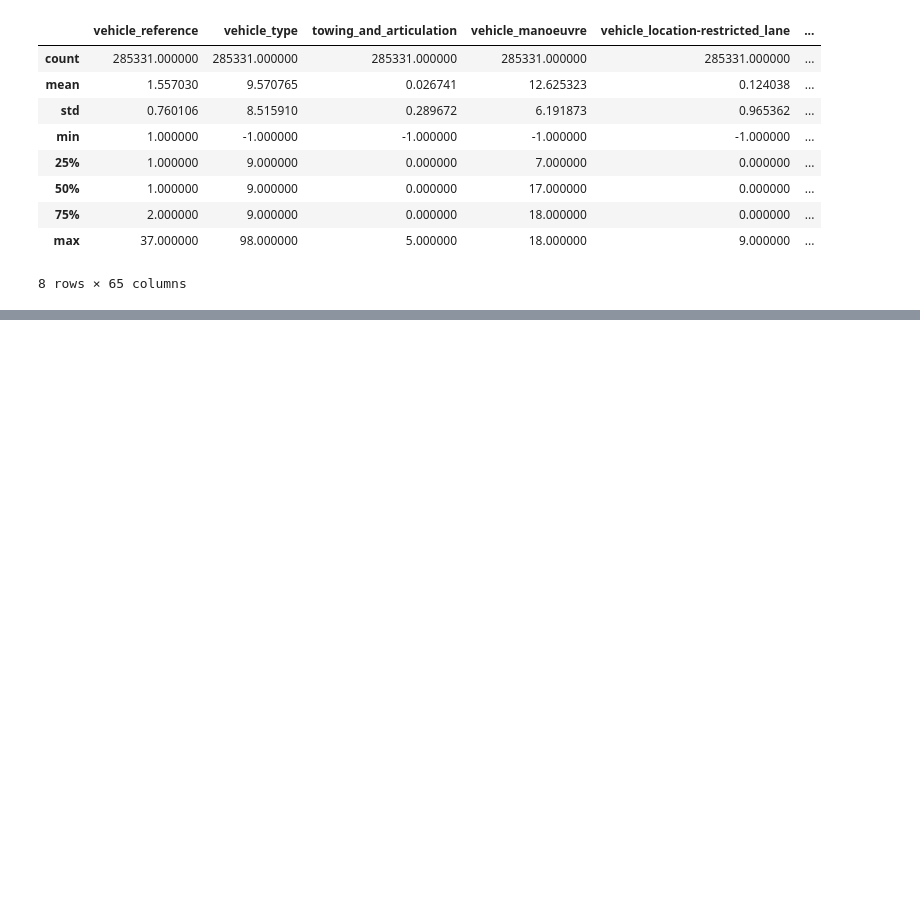
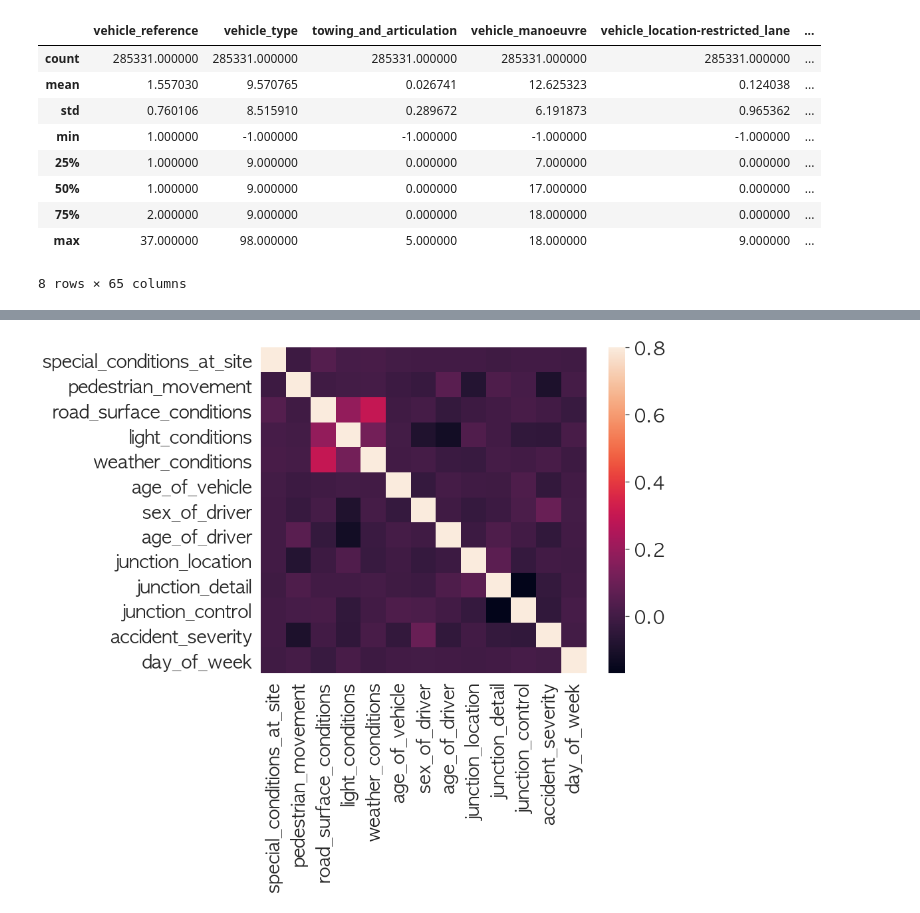
Before and after one commit to oohyun15/Prediction-of-Traffic-Accident-Risk, a Jupyter notebook: src/Preprocessing2.ipynb, the cells around one changed output, grey strips where cells are left out. Saved outputs shown, nothing was run; the diff lists cells and outputs as text; code cells hidden in the pictures; blank space fills up the shorter version.

```diff
--- a/src/Preprocessing2.ipynb
+++ b/src/Preprocessing2.ipynb
@@ -89,0 +191,11 @@ TypeError: unsupported operand type(s) for /: 'method' and 'int'
+# %%
+df2 = sample[['special_conditions_at_site','pedestrian_movement','road_surface_conditions','light_conditions','weather_conditions','age_of_vehicle','sex_of_driver','age_of_driver','junction_location', 'junction_detail','junction_control','did_police_officer_attend_scene_of_accident','accident_severity','day_of_week']]
+df1 = sample[['special_conditions_at_site','pedestrian_movement','age_of_vehicle','sex_of_driver','age_of_driver','junction_location','junction_detail','junction_control','did_police_officer_attend_scene_of_accident','day_of_week','accident_severity']]
+# %%
+df1.replace(-1, np.nan, inplace=True) # -1 should be imputed to NaN to be recognized as missing in the next row
+df1=df1.dropna() # I drop all the rows with missing data once again
+
+df2.replace(-1, np.nan, inplace=True) # Same as previously
+df2=df2.dropna()
+
+print(df1.shape, df2.shape)
@@ -89,0 +268,9 @@ TypeError: unsupported operand type(s) for /: 'method' and 'int'
+# %%
+corrmat = df2.corr()
+f, ax = plt.subplots(figsize=(12, 9))
+sns.heatmap(corrmat, vmax=.8, square=True)
+
+#ax = sns.pairplot(df, size)
+plt.show()
+# %% [output]
+[figure, added]
```
Also changed, not shown: parts of 17 cells of this notebook, 2 other files.
